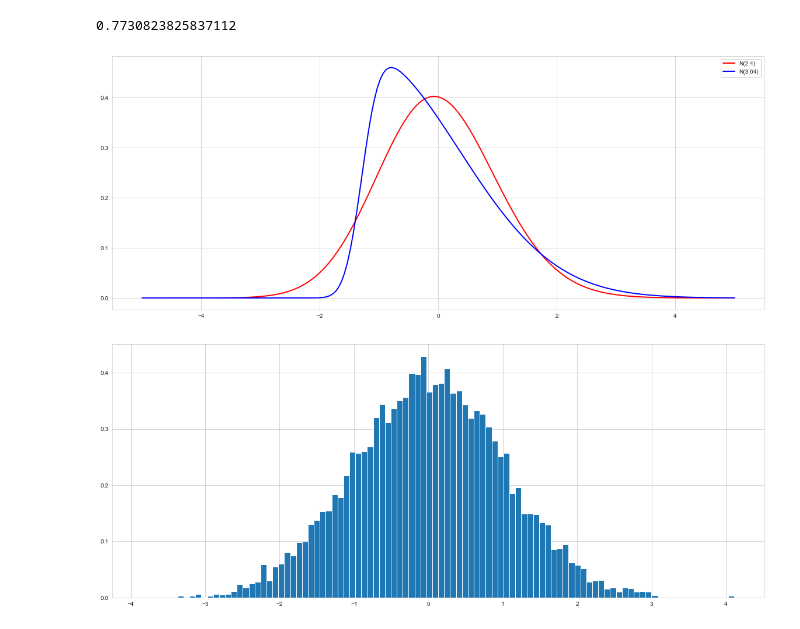
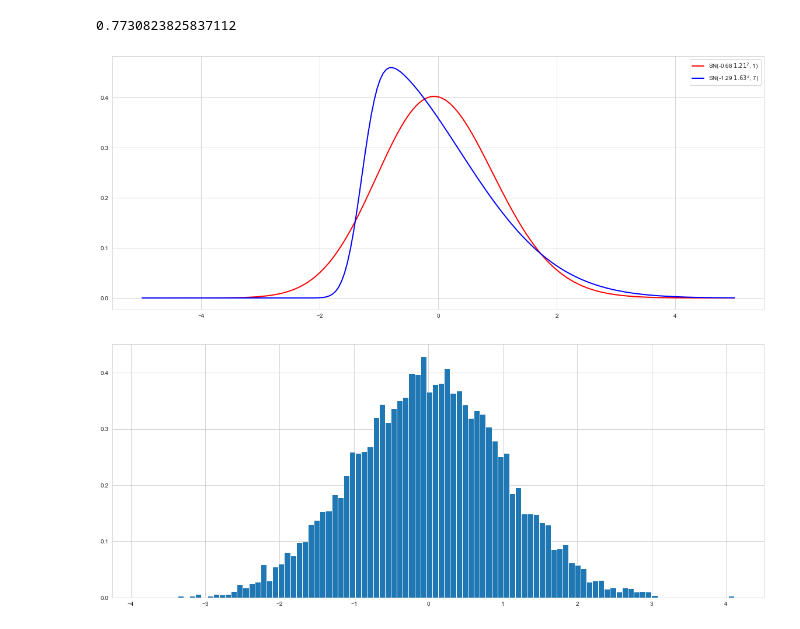
Before and after one commit to dbernaciak/playground, a Jupyter notebook: misc/relative_transformation.ipynb, the cells around one changed output. Saved outputs shown, nothing was run; the diff lists cells and outputs as text; code cells hidden in the pictures.

```diff
--- a/misc/relative_transformation.ipynb
+++ b/misc/relative_transformation.ipynb
@@ -132,12 +132,12 @@ print(Z.moment(1), Z.moment(2), Z.moment(3), Z.moment(4))
 # %%
 fig, axs = plt.subplots(1, 1, figsize=(20, 8))
 x = np.linspace(-5, 5, 200)
-axs.plot(x, st.skewnorm.pdf(x, a=a3, loc=loc3, scale=scale3), 'r-', lw=2, label='N(2,4)')
-axs.plot(x, st.skewnorm.pdf(x, a=a4, loc=loc4, scale=scale4), 'b-', lw=2, label='N(3,64)')
+axs.plot(x, st.skewnorm.pdf(x, a=a3, loc=loc3, scale=scale3), 'r-', lw=2, label='SN(-0.68 $1.21^2$, 1)')
+axs.plot(x, st.skewnorm.pdf(x, a=a4, loc=loc4, scale=scale4), 'b-', lw=2, label='SN(-1.29 $1.63^2$, 7)')
 axs.legend(loc="best")
 plt.show()
 # %% [output]
-[figure, old version]
+[figure, new version]
 # %%
 rv3 = st.skewnorm.rvs(size=10000, a=a3, loc=loc3, scale=scale3)
 rv4 = st.skewnorm.rvs(size=100000, a=a4, loc=loc4, scale=scale4)
```
Also changed, not shown: parts of 5 cells of this notebook.
